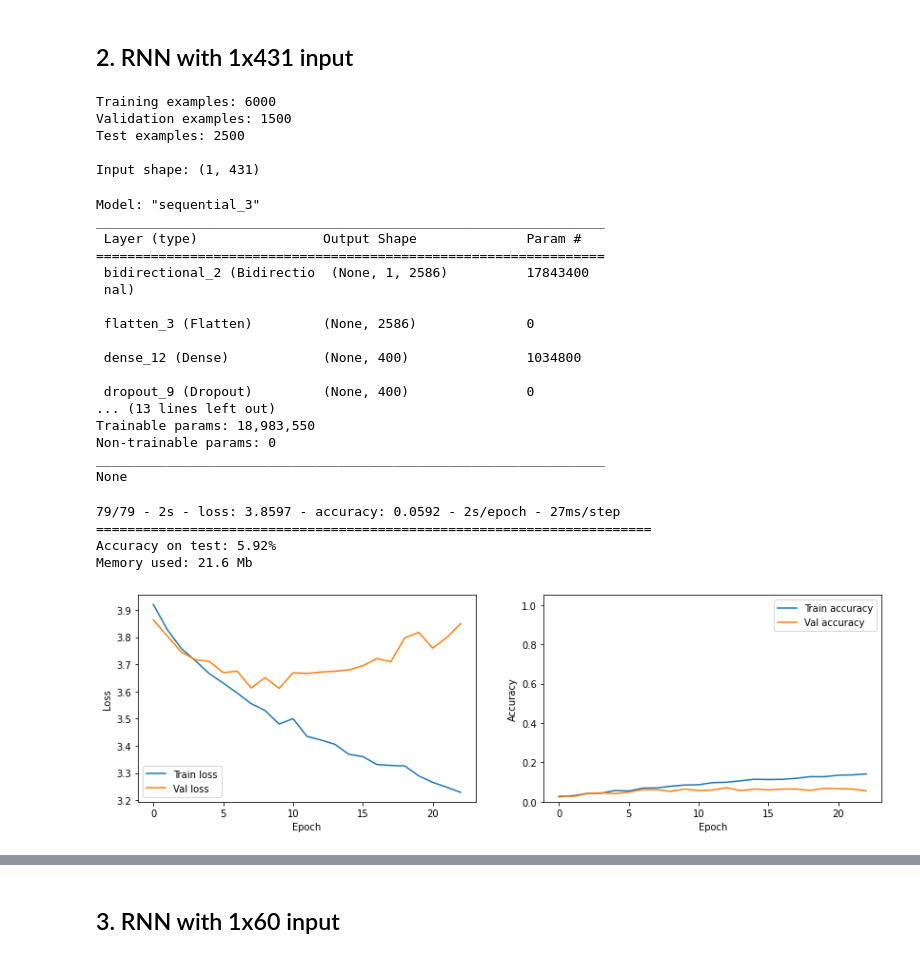
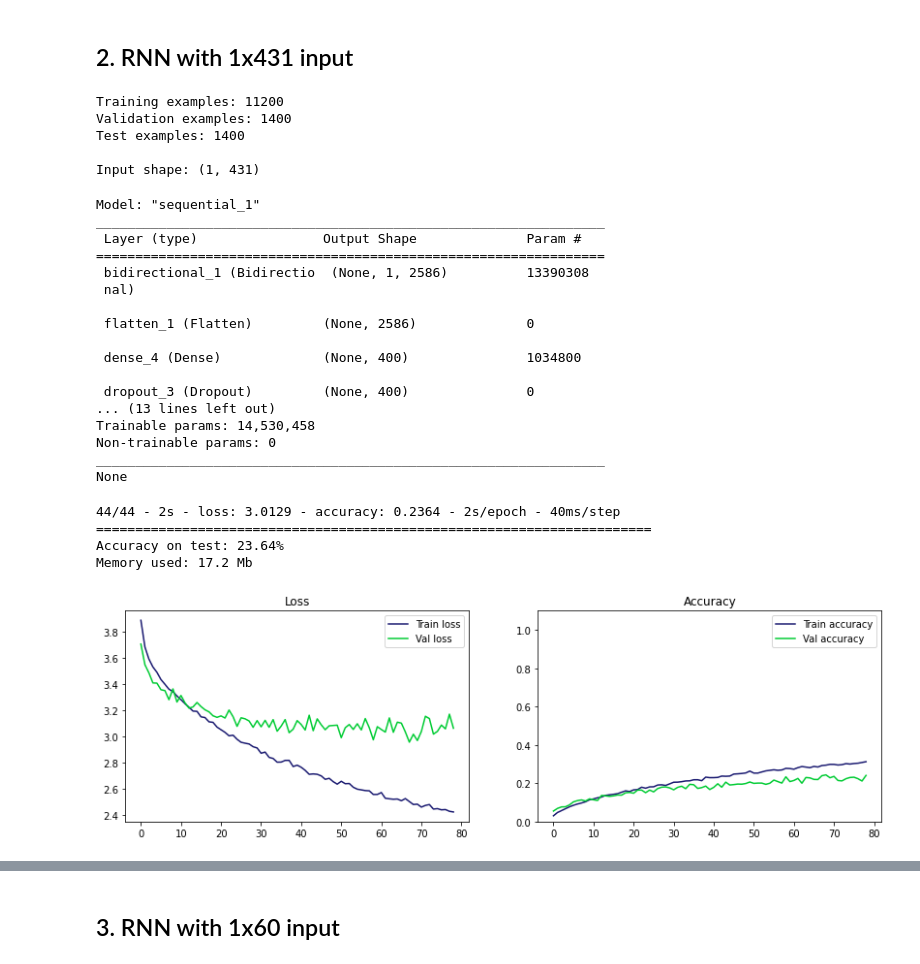
Before and after one commit to MattiaBrocco/ENV50-Sound-classification, a Jupyter notebook: Architecture_test.ipynb, the cells around one changed output, grey strips where cells are left out. Cells and saved outputs as stored; diff of their text form; code cells hidden in the pictures.

```diff
--- a/Architecture_test.ipynb
+++ b/Architecture_test.ipynb
@@ -102,6 +102,9 @@ plt.show()
 #plt.savefig("augmentation_effect.png", dpi = 300)
 # %% [output]
 [figure]
+# %%
+X = pd.read_parquet(".//data/X_RNN_60x431_7times.parquet")
+y = pd.read_parquet(".//data/y_RNN_7times.parquet")
 # %% [markdown]
 ## 1. RNN with 60x431 input
 # %%
@@ -215,18 +241,14 @@ Memory used: 204.7 Mb
 # %% [markdown]
 ## 2. RNN with 1x431 input
 # %%
-X2 = pd.read_parquet(".//data/X_RNN_1x431.parquet")
-y2 = pd.read_parquet(".//data/y_RNN_1x431.parquet")
+X2 = X.values.reshape(len(X), 60, 431).mean(axis = 1)
+y2 = y.copy().values
 
-X2 = X2.values.reshape(len(X2), 1, 431)
-y2 = y2.values
+X2 = X2.reshape(len(X2), 1, 431)
 
-
-from sklearn.model_selection import train_test_split
-
-X_train2, X_test2, y_train2, y_test2 = train_test_split(X2, y2, train_size = .75,
+X_train2, X_test2, y_train2, y_test2 = train_test_split(X2, y2, train_size = .8,
                                                         random_state = 42, shuffle = True)
-X_train2, X_valid2, y_train2, y_valid2 = train_test_split(X_train2, y_train2, train_size = .8,
+X_valid2, X_test2, y_valid2, y_test2 = train_test_split(X_test2, y_test2, train_size = .5,
                                                           random_state = 42, shuffle = True)
 
 # one hot encoding of categories
@@ -240,9 +262,9 @@ print("Test examples: {}".format(y_test2.shape[0]))
 print()
 print("Input shape: {}".format(X_train2[0].shape))
 # %% [output]
-Training examples: 6000
-Validation examples: 1500
-Test examples: 2500
+Training examples: 11200
+Validation examples: 1400
+Test examples: 1400
 
 Input shape: (1, 431)
 # %%
@@ -251,7 +273,7 @@ BATCH_SIZE1 = 100
 with tpu_strategy.scope():
   model2 = keras.models.Sequential([keras.Input(shape = (1, 431)),
                                     keras.layers.Bidirectional(
-                                              keras.layers.LSTM(int(431*3),
+                                              keras.layers.GRU(int(431*3),
                                                                 return_sequences = True)),
                                     keras.layers.Flatten(),
                                     keras.layers.Dense(400, activation = "relu"),
@@ -267,20 +289,20 @@ with tpu_strategy.scope():
 
 print(model2.summary())
 # %% [output]
-Model: "sequential_3"
+Model: "sequential_1"
 _________________________________________________________________
  Layer (type)                Output Shape              Param #
 =================================================================
- bidirectional_2 (Bidirectio  (None, 1, 2586)          17843400
+ bidirectional_1 (Bidirectio  (None, 1, 2586)          13390308
  nal)
 
- flatten_3 (Flatten)         (None, 2586)              0
+ flatten_1 (Flatten)         (None, 2586)              0
 
- dense_12 (Dense)            (None, 400)               1034800
+ dense_4 (Dense)             (None, 400)               1034800
 
- dropout_9 (Dropout)         (None, 400)               0
+ dropout_3 (Dropout)         (None, 400)               0
 ... (13 lines left out)
-Trainable params: 18,983,550
+Trainable params: 14,530,458
 Non-trainable params: 0
 _________________________________________________________________
 None
@@ -293,34 +315,22 @@ HST2 = model2.fit(X_train2, y_train2,
                   callbacks = [keras.callbacks.EarlyStopping(monitor = "val_accuracy",
                                                              patience = 10)])
 # %%
-# Plot loss
-fig1, ax1 = plt.subplots(1, 2, figsize = (14, 4))
-ax1[0].plot(HST2.history['loss'], label='Train loss')
-ax1[0].plot(HST2.history['val_loss'], label='Val loss')
-ax1[0].legend()
-ax1[0].set_xlabel('Epoch')
-ax1[0].set_ylabel('Loss')
-
-# Plot accuracy
-ax1[1].plot(HST2.history['accuracy'], label='Train accuracy')
-ax1[1].plot(HST2.history['val_accuracy'], label='Val accuracy')
-ax1[1].legend()
-ax1[1].set_xlabel('Epoch')
-ax1[1].set_ylabel('Accuracy')
-ax1[1].set_ylim(0, 1.05)
-
+fig2, ax2 = plt.subplots(1, 2, figsize = (14, 4))
+evaluation.plot_loss(HST2, axis = ax2[0])
+evaluation.plot_accuracy(HST2, axis = ax2[1])
 print()
 scores2 = model2.evaluate(X_test2, y_test2, verbose = 2)
 print("="*71)
 print("Accuracy on test: {:.2f}%".format(scores2[1]*100))
 print("Memory used: {:.1f} Mb".format(
         evaluation.keras_model_memory_usage_in_bytes(model = model2,
                                                      batch_size = BATCH_SIZE1)/1e6))
 
 plt.show()
+#plt.savefig("RNN-1x431.jpg", dpi = 300)
 # %% [output]
-79/79 - 2s - loss: 3.8597 - accuracy: 0.0592 - 2s/epoch - 27ms/step
+44/44 - 2s - loss: 3.0129 - accuracy: 0.2364 - 2s/epoch - 40ms/step
 =======================================================================
-Accuracy on test: 5.92%
-Memory used: 21.6 Mb
+Accuracy on test: 23.64%
+Memory used: 17.2 Mb
-[figure, old version]
+[figure, new version]
```
Also changed, not shown: parts of 26 cells of this notebook, 9 other files.
